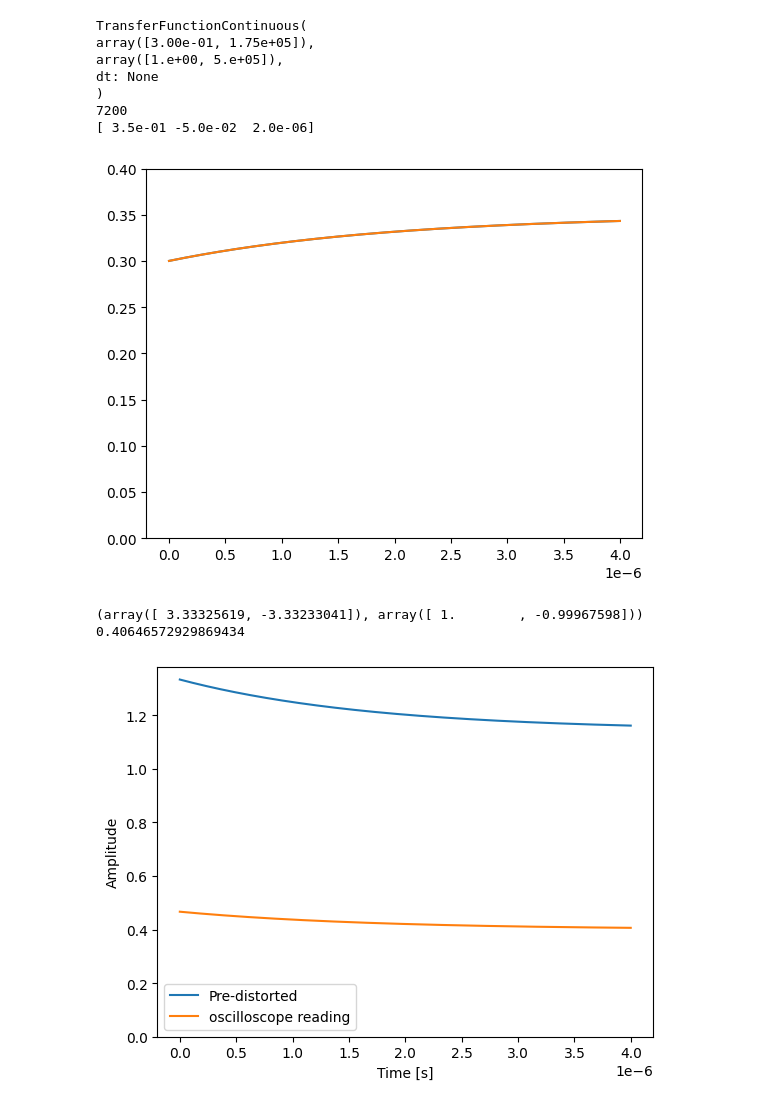
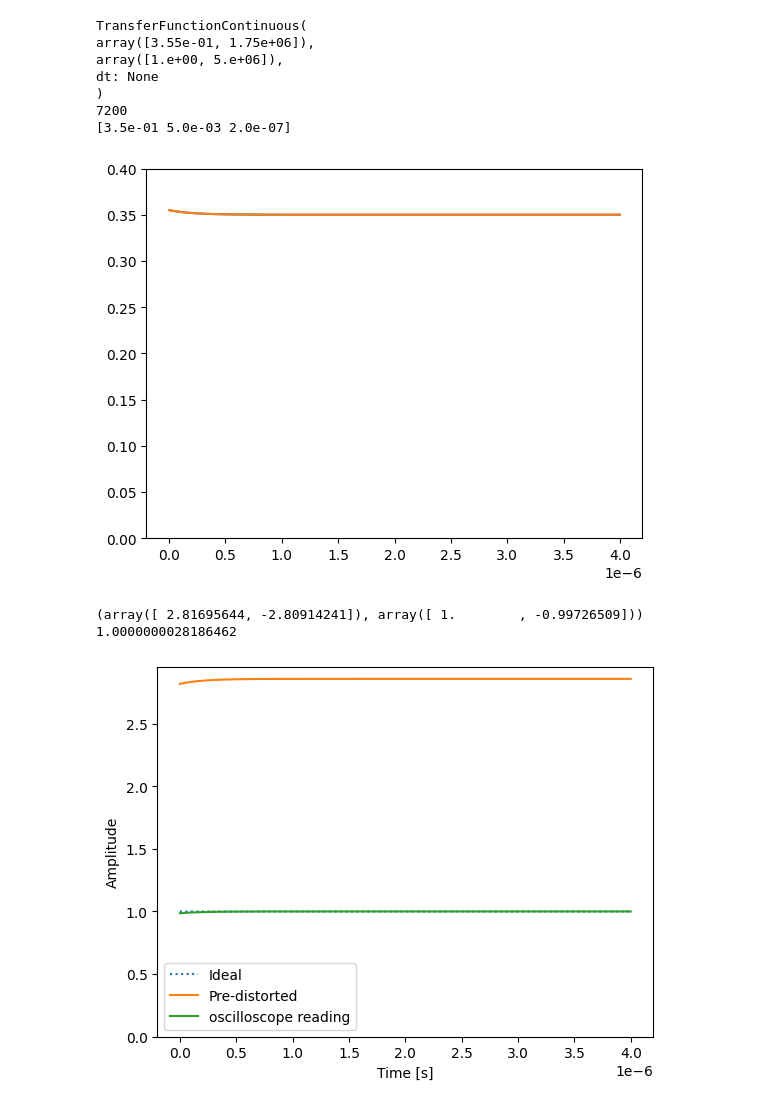
Before and after one commit to mainCSG/QBlox-CSG, a Jupyter notebook: experiments/bias-tee-transfer-function/transfer_function.ipynb, the cells around one changed output. Cells and saved outputs as stored; diff of their text form; code cells hidden in the pictures.

```diff
--- a/experiments/bias-tee-transfer-function/transfer_function.ipynb
+++ b/experiments/bias-tee-transfer-function/transfer_function.ipynb
@@ -8,8 +8,8 @@ def f(t,A,B,tau):
 # %%
 
 A = 350*1e-3 # mV
-B = -50*1e-3 # mV
-tau = 2000e-9 # ns
+B = 5*1e-3 # mV
+tau = 200e-9 # ns
 
 fs = 1.8e9 #Hz
 Ts = 1/fs
@@ -33,39 +33,42 @@ A,B,tau = fit_params
 print(fit_params)
 plt.plot(t,f(t,A,B,tau))
 plt.show()
 # Inverse bilinear
 inverse_IIR = sp.signal.bilinear(b=[tau,1],a=[tau*(A+B), A],fs=fs)
 
 print(inverse_IIR)
 inverse_IIR_LTI = sp.signal.lti(inverse_IIR[0], inverse_IIR[1])
 
-ideal = 0.4 * np.ones_like(t)
+ideal = sp.signal.gaussian(len(t), std=1000)
+ideal = 1 * np.ones_like(t)
+ideal = sp.ndimage.gaussian_filter1d(ideal,sigma=1)
+
 pre_distorted = sp.signal.lfilter(inverse_IIR[0], inverse_IIR[1], x=ideal)
 
 # raw_oscilloscope[0] = 0
 # raw_oscilloscope[-1] = 0
 pre_distorted_measured = sp.signal.lfilter(a=[tau,1][::-1],b=[tau*(A+B), A][::-1], x=pre_distorted)
 
 print(pre_distorted_measured[-1])
-# plt.plot(t, ideal,':',label='Ideal')
+plt.plot(t, ideal,':',label='Ideal')
 plt.plot(t,pre_distorted, label='Pre-distorted')
 
 plt.plot(t,pre_distorted_measured,"-", label='oscilloscope reading')
 plt.xlabel('Time [s]')
 plt.ylabel('Amplitude')
 plt.legend(loc='best')
 plt.ylim(0,)
 
 plt.show()
 # %% [output]
 TransferFunctionContinuous(
-array([3.00e-01, 1.75e+05]),
-array([1.e+00, 5.e+05]),
+array([3.55e-01, 1.75e+06]),
+array([1.e+00, 5.e+06]),
 dt: None
 )
 7200
-[ 3.5e-01 -5.0e-02  2.0e-06]
+[3.5e-01 5.0e-03 2.0e-07]
-[figure, old version]
+[figure, new version]
-(array([ 3.33325619, -3.33233041]), array([ 1.        , -0.99967598]))
-0.40646572929869434
+(array([ 2.81695644, -2.80914241]), array([ 1.        , -0.99726509]))
+1.0000000028186462
-[figure, old version]
+[figure, new version]
```
Also changed, not shown: parts of 3 cells of this notebook.
